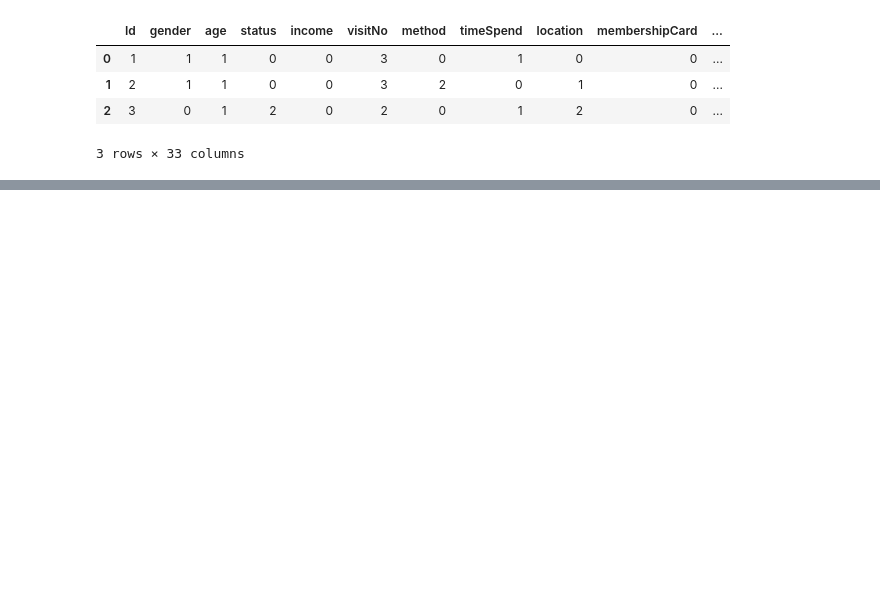
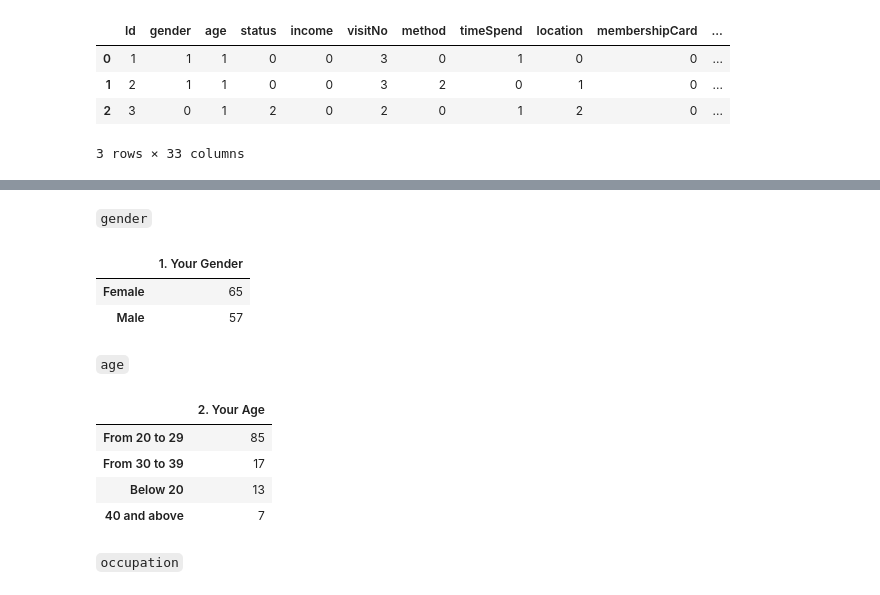
Before and after one commit to miguelvelazco0116/starbucks-customer-survey, a Jupyter notebook: data_explorer.ipynb, the cells around one changed output, grey strips where cells are left out. Saved outputs shown, nothing was run; the diff lists cells and outputs as text; code cells hidden in the pictures; blank space fills up the shorter version.

```diff
--- a/data_explorer.ipynb
+++ b/data_explorer.ipynb
@@ -87,0 +118,10 @@ df_clean.head(3)
+# %% [markdown]
+`gender`
+# %%
+gender_count
+# %% [output]
+|  | 1. Your Gender |
+| Female | 65 |
+| Male | 57 |
+# %% [markdown]
+`age`
@@ -87,0 +130,10 @@ df_clean.head(3)
+# %%
+age_count
+# %% [output]
+|  | 2. Your Age |
+| From 20 to 29 | 85 |
+| From 30 to 39 | 17 |
+| Below 20 | 13 |
+| 40 and above | 7 |
+# %% [markdown]
+`occupation`
```
Also changed, not shown: parts of 13 cells of this notebook.
